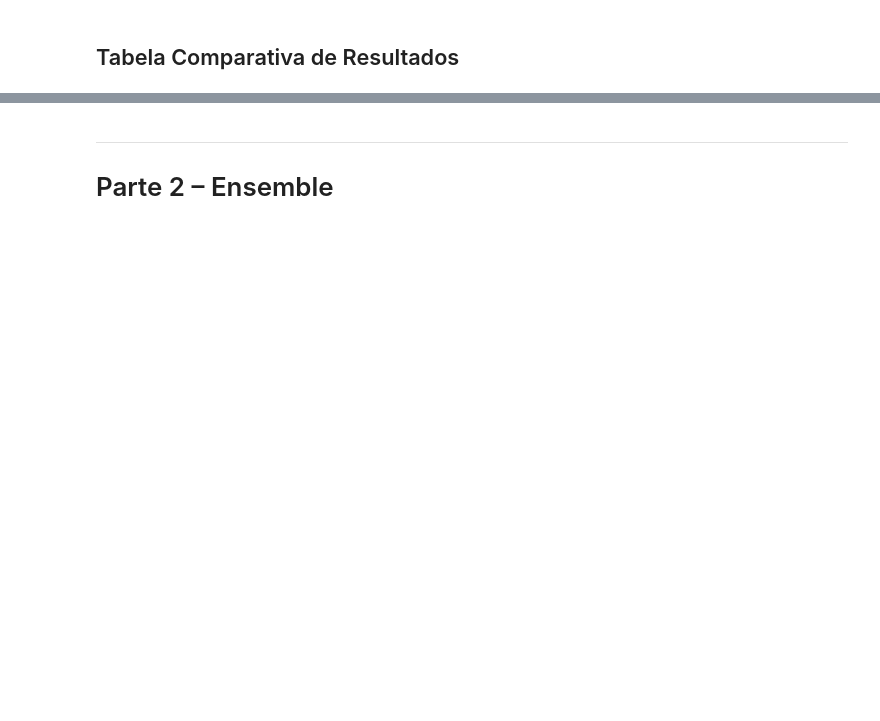
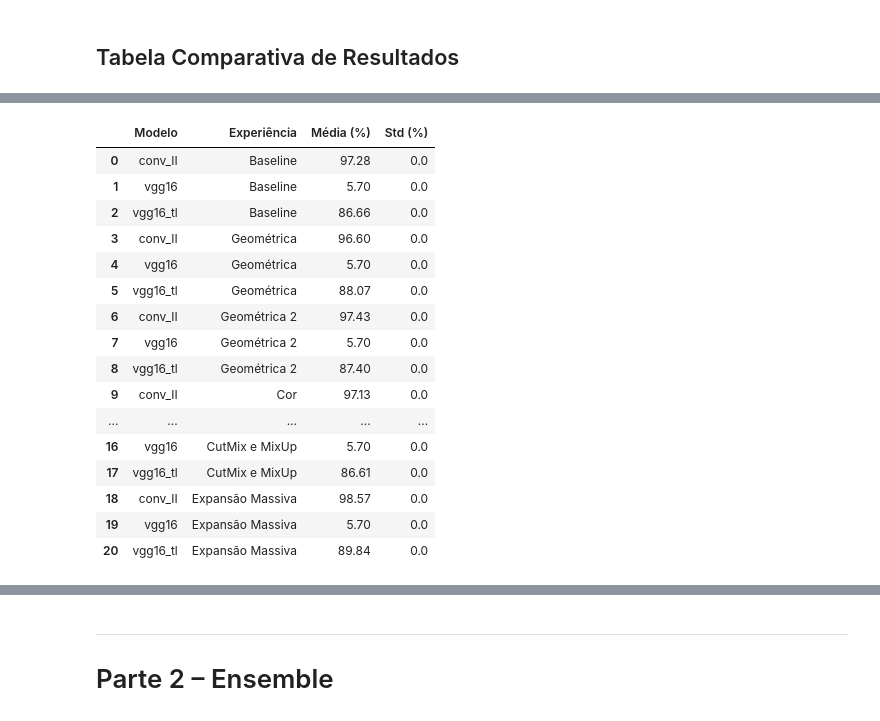
Before and after one commit to phi-00/ProjectVC, a Jupyter notebook: notebooks/notebook.ipynb, the cells around one changed output, grey strips where cells are left out. Saved outputs shown, nothing was run; the diff lists cells and outputs as text; code cells hidden in the pictures; blank space fills up the shorter version.

```diff
--- a/notebooks/notebook.ipynb
+++ b/notebooks/notebook.ipynb
@@ -573,45 +612,6 @@ transform_strong_vgg = v2.Compose([
 ])
 
 # Dataset expandido = original + versão augmentada
-#full_original  = torchvision.datasets.ImageFolder(root=PATH_TRAIN, transform=transform_base)
-#full_augmented = torchvision.datasets.ImageFolder(root=PATH_TRAIN, transform=transform_strong)
-#expanded_dataset = torch.utils.data.ConcatDataset([full_original, full_augmented])
-
-#train_size_exp = int(0.8 * len(expanded_dataset))
-#val_size_exp   = len(expanded_dataset) - train_size_exp
-#train_exp, val_exp = torch.utils.data.random_split(
-#    expanded_dataset, [train_size_exp, val_size_exp],
-#    generator=torch.Generator().manual_seed(42))
-
-#test_set = torchvision.datasets.ImageFolder(root=PATH_TEST, transform=transform_base)
-
-#train_loader_exp = torch.utils.data.DataLoader(train_exp, batch_size=BATCH_SIZE, shuffle=True)
-#val_loader_exp   = torch.utils.data.DataLoader(val_exp,   batch_size=BATCH_SIZE)
-#test_loader      = torch.utils.data.DataLoader(test_set,  batch_size=BATCH_SIZE)
-
-#results_exp = []
-#for i in range(RUNS):
-#    print(f'\n--- Expansão Massiva Run {i+1}/{RUNS} ---')
-#    model     = conv_II(NUM_CLASSES).to(device)
-#    loss_fn   = torch.nn.CrossEntropyLoss()
-#    optimizer = torch.optim.Adam(model.parameters())
-#    scheduler = torch.optim.lr_scheduler.ReduceLROnPlateau(optimizer, mode='min', factor=0.1, patience=3)
-#    early_stop = EarlyStopping(patience=9)
-#    save_path  = f'{PATH_MODELS}/aug_expansao_run{i}.pt'
-#    train(model, train_loader_exp, val_loader_exp, EPOCHS,
-#          loss_fn, optimizer, scheduler, early_stop, save_path)
-#    checkpoint = torch.load(save_path)
-#    model.load_state_dict(checkpoint['model'])
-#    acc = evaluate(model, test_loader)
-#    print(f'Test Accuracy: {acc*100:.2f}%')
-#    results_exp.append(acc)
-
-#mean_exp = np.mean(results_exp)
-#std_exp  = np.std(results_exp)
-#print(f'\n→ Expansão Massiva: média = {mean_exp*100:.2f}% | std = {std_exp*100:.2f}%')
-
-
-
 for model_name in ['conv_II', 'vgg16', 'vgg16_tl']:
     t_base   = transform_base_vgg  if model_name in ('vgg16', 'vgg16_tl') else transform_base
     t_strong = transform_strong_vgg if model_name in ('vgg16', 'vgg16_tl') else transform_strong
@@ -651,6 +651,9 @@ for model_name in ['conv_II', 'vgg16', 'vgg16_tl']:
             model = torchvision.models.vgg16(weights=torchvision.models.VGG16_Weights.IMAGENET1K_V1)
             for param in model.parameters():
                 param.requires_grad = False
+            for layer in [model.features[24], model.features[26]]:
+                for param in layer.parameters():
+                    param.requires_grad = True
             n_inputs = model.classifier[0].in_features
             model.classifier = torch.nn.Sequential(
                 torch.nn.Linear(n_inputs, 256),
@@ -923 +911,21 @@ print(pd.DataFrame(all_results))
+# %%
+summary
+# %% [output]
+|  | Modelo | Experiência | Média (%) | Std (%) |
+| 0 | conv_II | Baseline | 97.28 | 0.0 |
+| 1 | vgg16 | Baseline | 5.70 | 0.0 |
+| 2 | vgg16_tl | Baseline | 86.66 | 0.0 |
+| 3 | conv_II | Geométrica | 96.60 | 0.0 |
+| 4 | vgg16 | Geométrica | 5.70 | 0.0 |
+| 5 | vgg16_tl | Geométrica | 88.07 | 0.0 |
+| 6 | conv_II | Geométrica 2 | 97.43 | 0.0 |
+| 7 | vgg16 | Geométrica 2 | 5.70 | 0.0 |
+| 8 | vgg16_tl | Geométrica 2 | 87.40 | 0.0 |
+| 9 | conv_II | Cor | 97.13 | 0.0 |
+| ... | ... | ... | ... | ... |
+| 16 | vgg16 | CutMix e MixUp | 5.70 | 0.0 |
+| 17 | vgg16_tl | CutMix e MixUp | 86.61 | 0.0 |
+| 18 | conv_II | Expansão Massiva | 98.57 | 0.0 |
+| 19 | vgg16 | Expansão Massiva | 5.70 | 0.0 |
+| 20 | vgg16_tl | Expansão Massiva | 89.84 | 0.0 |
 # %%
```
Also changed, not shown: parts of 36 cells of this notebook.
